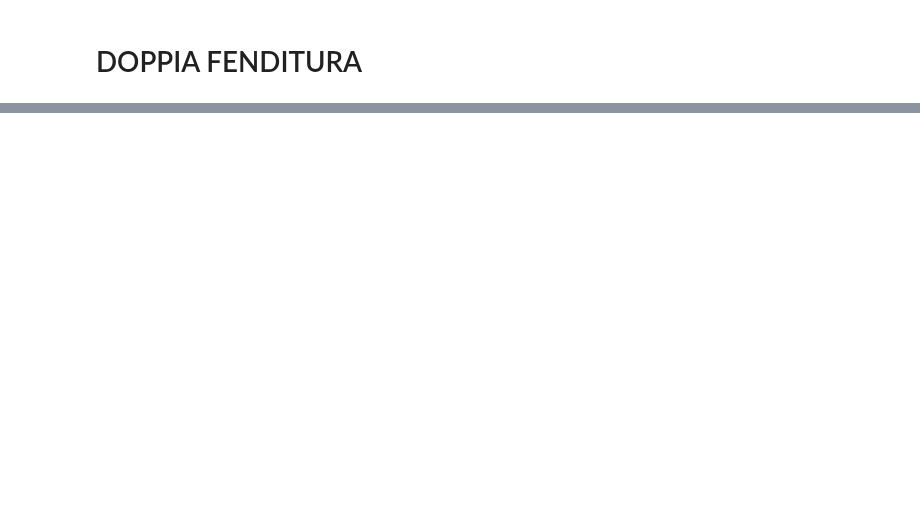
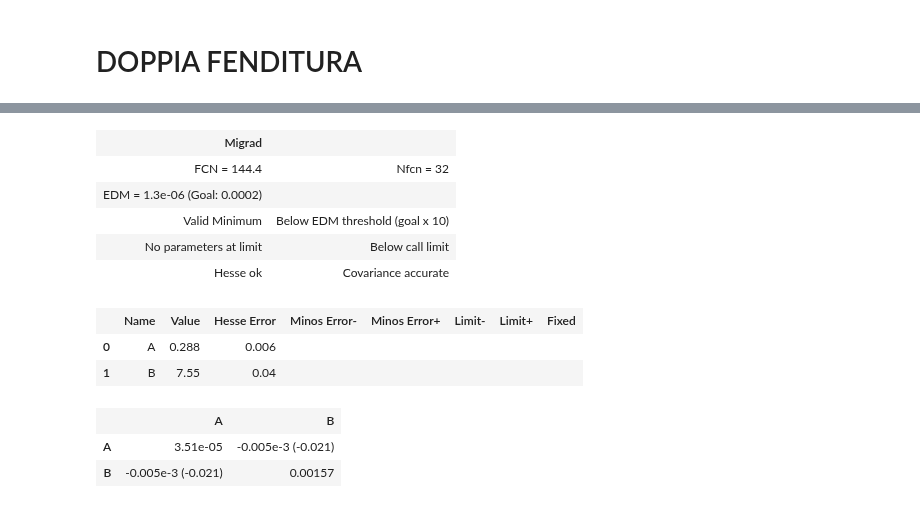
Before and after one commit to CarminatiGiovanni/LaboratorioFisica2, a Jupyter notebook: 20240509micoonde/doppia_fenditura_young.ipynb, the cells around one changed output, grey strips where cells are left out. Saved outputs shown, nothing was run; the diff lists cells and outputs as text; code cells hidden in the pictures; blank space fills up the shorter version.

```diff
--- a/20240509micoonde/doppia_fenditura_young.ipynb
+++ b/20240509micoonde/doppia_fenditura_young.ipynb
@@ -24,2 +36,21 @@ sigmaV = np.array(fr['sigmaV (mV)']) * 10**-3
+# %%
+def funzione_couscous(θ,A,B):
+    return jnp.abs(A*jnp.cos(θ)*jnp.cos(B*θ))
+
+fit_couscous = Interpolazione(θ,V,sigmaθ,sigmaV,funzione_couscous,[0.288,7.55],names=['A','B'])
+display(fit_couscous.m)
+# %% [output]
+| Migrad |  |
+| FCN = 144.4 | Nfcn = 32 |
+| EDM = 1.3e-06 (Goal: 0.0002) |  |
+| Valid Minimum | Below EDM threshold (goal x 10) |
+| No parameters at limit | Below call limit |
+| Hesse ok | Covariance accurate |
+|  | Name | Value | Hesse Error | Minos Error- | Minos Error+ | Limit- | Limit+ | Fixed |
+| 0 | A | 0.288 | 0.006 |  |  |  |  |  |
+| 1 | B | 7.55 | 0.04 |  |  |  |  |  |
+|  | A | B |
+| A | 3.51e-05 | -0.005e-3 (-0.021) |
+| B | -0.005e-3 (-0.021) | 0.00157 |
 # %%
 plt.errorbar(θ,V,yerr=sigmaV,xerr=sigmaθ,fmt='.-',label='data')
```
Also changed, not shown: parts of 3 cells of this notebook.
